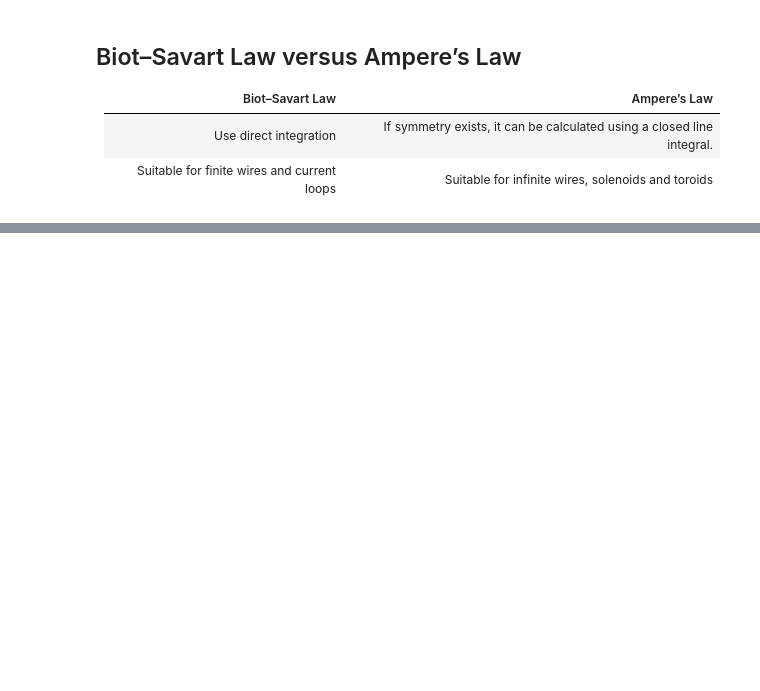
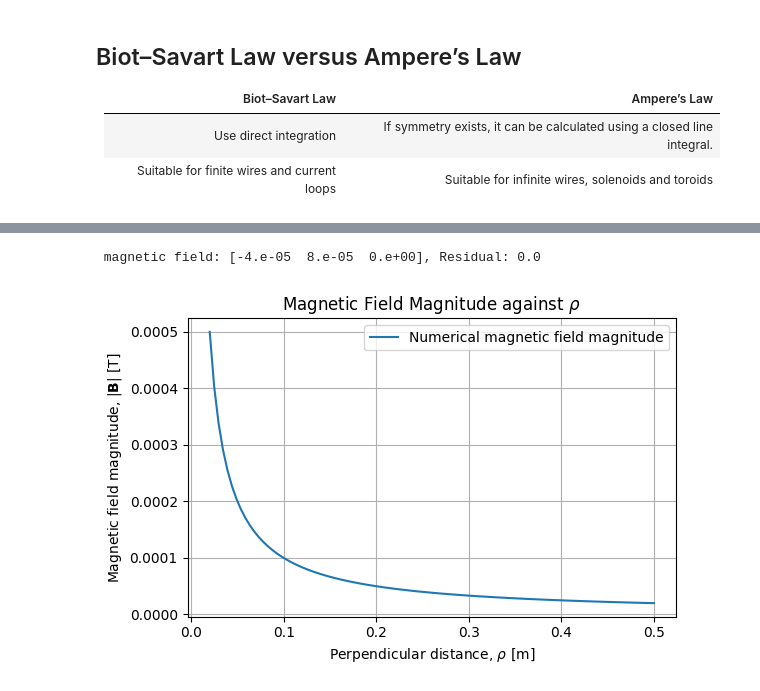
Before and after one commit to hyerim1212/maxwell-to-programmable-photonics, a Jupyter notebook: notebooks/04_magnetostatic_fields_and_current_sources.ipynb, the cells around one changed output, grey strips where cells are left out. Cells and saved outputs as stored; diff of their text form; code cells hidden in the pictures; blank space fills up the shorter version.

```diff
--- a/notebooks/04_magnetostatic_fields_and_current_sources.ipynb
+++ b/notebooks/04_magnetostatic_fields_and_current_sources.ipynb
@@ -219,0 +299,60 @@ $$\psi = \int\mathbf{B} \cdot d\vec{s} \quad
+# %%
+I = 5.0 # [A]
+
+r_0 = np.array([0, 0, 0]) # [m]
+
+r = np.array([0.10, 0.05, 0.00]) # [m]
+
+hat_u = np.array([0, 0, 1])
+
+
+magnetic_field = magnetic_field_infinite_straight_wire(r, I, r_0, hat_u)
+
+displacement = r - r_0
+distance_vector = displacement - np.dot(displacement, hat_u) * hat_u
+distance = np.linalg.norm(distance_vector)
+
+analytical_reference_magnitude = MU_0 * I / (2 * np.pi * distance)
+
+numerical_magnitude = np.linalg.norm(magnetic_field)
+
+R = relative_residual(analytical_reference_magnitude,  numerical_magnitude)
+
+print(f" magnetic field: {magnetic_field}, Residual: {R}")
+# %% [output]
+ magnetic field: [-4.e-05  8.e-05  0.e+00], Residual: 0.0
+# %%
+distance_range = np.linspace(0.02, 0.50, 101)  # [m]
+
+magnetic_field_vectors = []
+
+for distance in distance_range:
+    observation_point = np.array([distance, 0.0, 0.0])
+
+    magnetic_field = magnetic_field_infinite_straight_wire(observation_point, I, r_0, hat_u)
+
+    magnetic_field_vectors.append(magnetic_field)
+
+magnetic_field_vectors = np.asarray(magnetic_field_vectors)
+
+magnetic_field_magnitude = np.linalg.norm(magnetic_field_vectors, axis=1)
+
+plt.figure(figsize=(6, 4))
+
+plt.plot(
+    distance_range,
+    magnetic_field_magnitude,
+    label="Numerical magnetic field magnitude"
+)
+
+plt.xlabel(r"Perpendicular distance, $\rho$ [m]")
+plt.ylabel(r"Magnetic field magnitude, $|\mathbf{B}|$ [T]")
+plt.title(r"Magnetic Field Magnitude against $\rho$")
+
+plt.grid(True)
+plt.legend()
+plt.tight_layout()
+
+plt.show()
+# %% [output]
+[figure, added]
```
Also changed, not shown: parts of 6 cells of this notebook, 1 other file.
